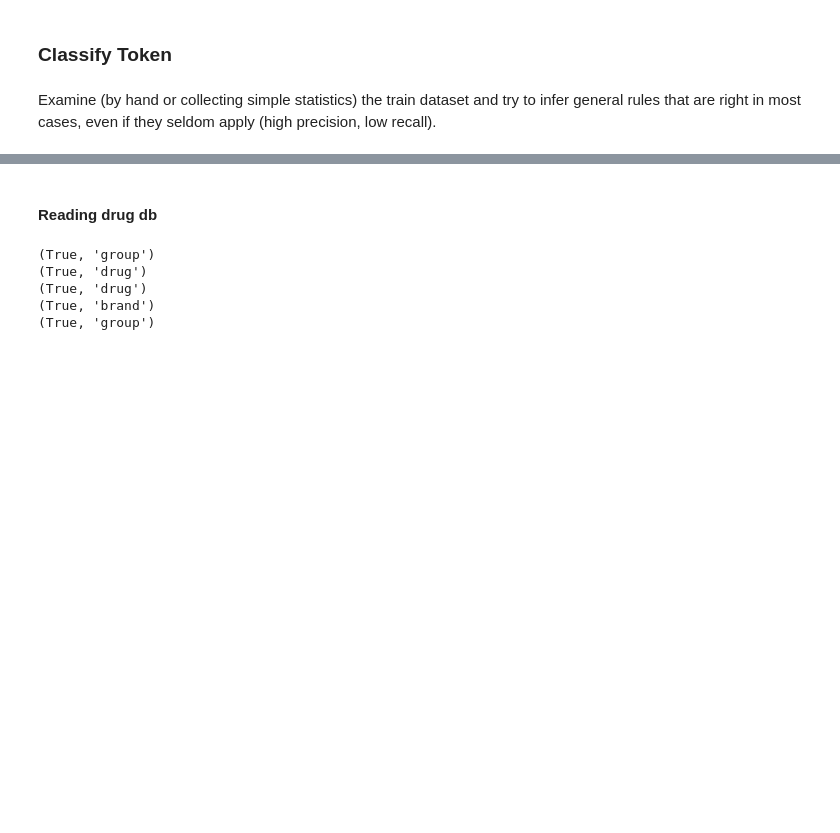
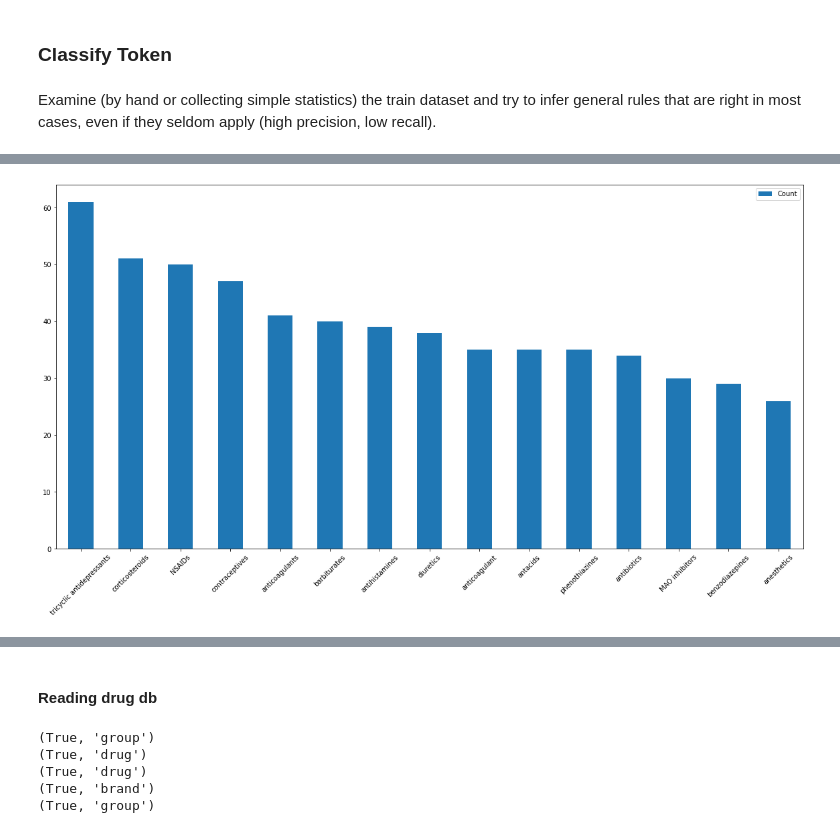
Before and after one commit to mponsclo/Advanced_Human_Language_Technologies, a Jupyter notebook: NERC Baseline.ipynb, the cells around one changed output, grey strips where cells are left out. Cells and saved outputs as stored; diff of their text form; code cells hidden in the pictures; blank space fills up the shorter version.

```diff
--- a/NERC Baseline.ipynb
+++ b/NERC Baseline.ipynb
@@ -138,0 +160,4 @@ ax = drug_counts[(drug_counts["Count"] > 23)].plot.bar()
+# %%
+ax = group_counts[(group_counts["Count"] > 25)].plot.bar(rot = 45)
+# %% [output]
+[figure, added]
```
Also changed, not shown: parts of 7 cells of this notebook, 2 other files.
